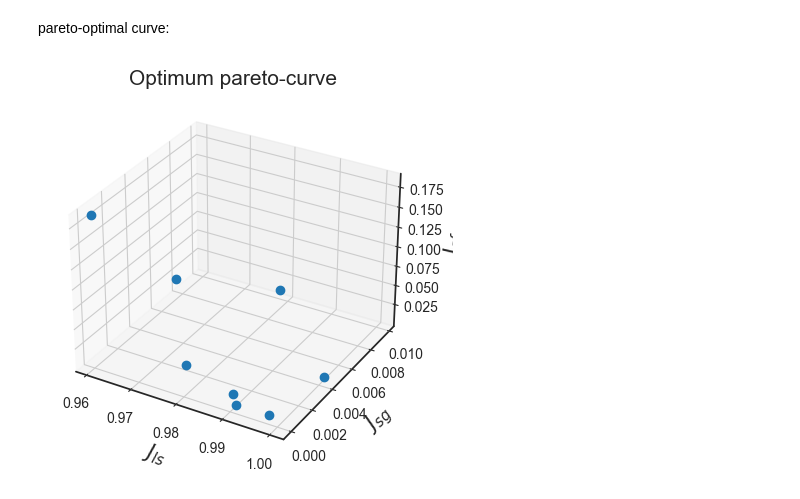
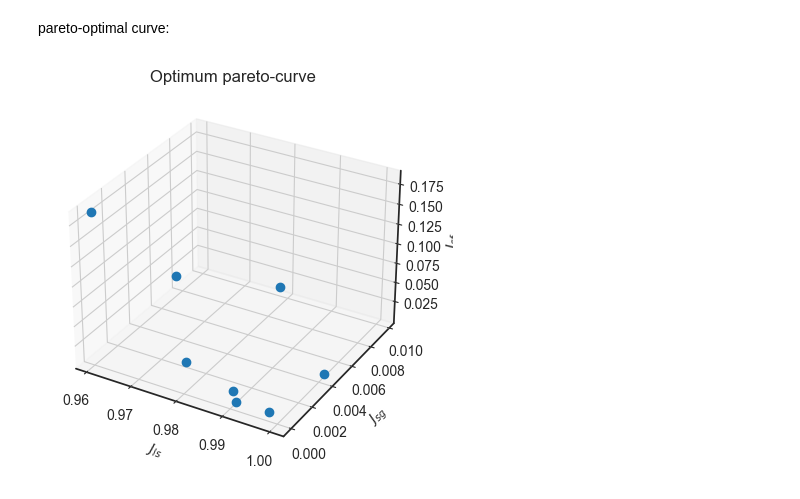
Before and after one commit to GabrielBuenoLeandro/Multiobjetive, a Jupyter notebook: examples/conversor_buck.ipynb, the cells around one changed output. Saved outputs shown, nothing was run; the diff lists cells and outputs as text; code cells hidden in the pictures.

```diff
--- a/examples/conversor_buck.ipynb
+++ b/examples/conversor_buck.ipynb
@@ -244,11 +244,11 @@ pareto-optimal curve:
 # %%
 plt.figure(6)
 ax = plt.axes(projection='3d')
 ax.plot3D( J[0,:],  J[1,:],  J[2,:], 'o', linewidth=2)
-ax.set_title('Optimum pareto-curve', fontsize=15)
-ax.set_xlabel('$J_{ls}$', fontsize=15)
-ax.set_ylabel('$J_{sg}$', fontsize=15)
-ax.set_zlabel('$J_{sf}$', fontsize=15)
+ax.set_title('Optimum pareto-curve', fontsize=12)
+ax.set_xlabel('$J_{ls}$', fontsize=10)
+ax.set_ylabel('$J_{sg}$', fontsize=10)
+ax.set_zlabel('$J_{sf}$', fontsize=10)
 plt.show()
 # %% [output]
-[figure, old version]
+[figure, new version]
```
Also changed, not shown: 1 other file.
